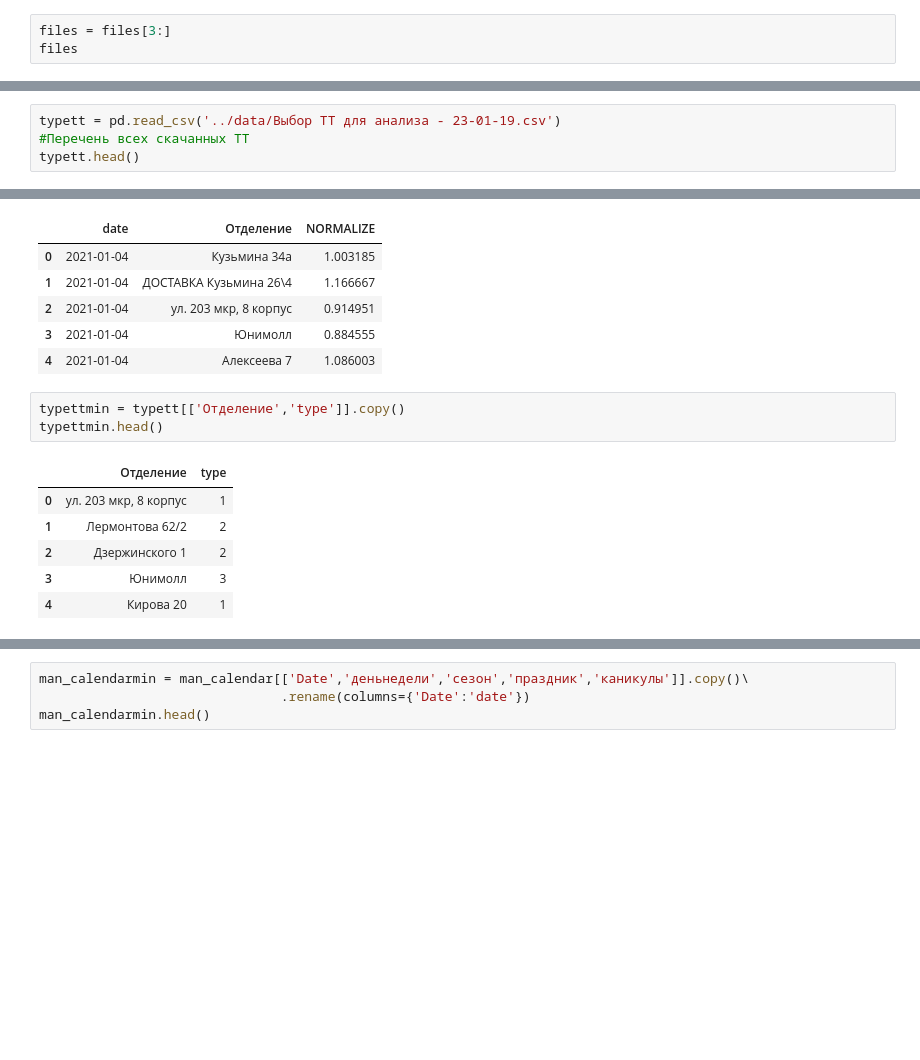
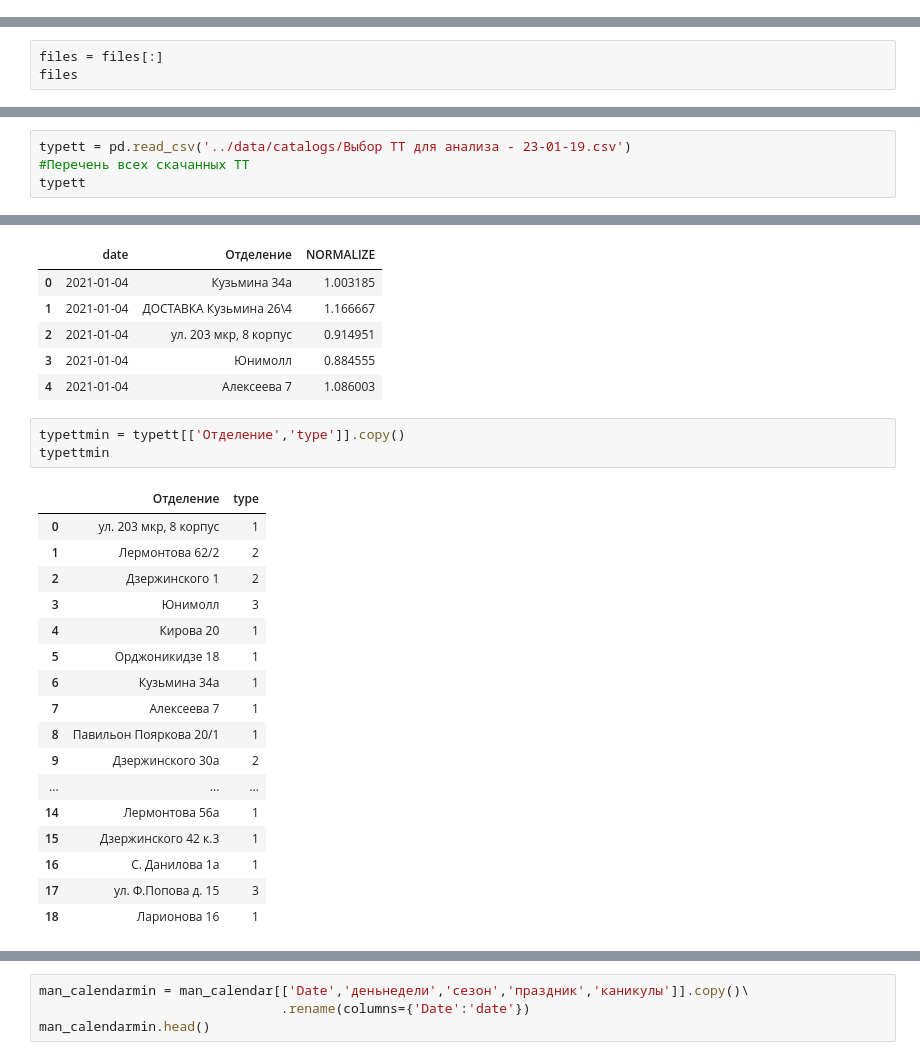
Before and after one commit to KeskilV/rb_daypp, a Jupyter notebook: ipynb/TZ_DPP.ipynb, the cells around one changed output, grey strips where cells are left out. Drawn from its saved outputs; the diff is of its cells as text; blank space fills up the shorter version.

```diff
--- a/ipynb/TZ_DPP.ipynb
+++ b/ipynb/TZ_DPP.ipynb
@@ -41,6 +41,3 @@ files = [entery.name for entery in os.scandir(soursefolder)\
  (1, 'OLAP_TZprog_22-01-01_22-12-31_ручное_испр_мож_ойунск_25ноябр_7дек.xlsx'),
  (2, 'OLAP_TZprog_23-01-01_23-12-15.xlsx'),
  (3, 'OLAP_TZprog_23-01-16_23-02-05.xlsx')]
-# %%
-files = files[3:]
-files
@@ -48,0 +44,3 @@ files
+# %%
+files = files[:]
+files
@@ -224,9 +251,9 @@ os.listdir('../data')
  'res_TT.xlsx',
  'res_typeTT.xlsx']
 # %%
-typett = pd.read_csv('../data/Выбор ТТ для анализа - 23-01-19.csv')
+typett = pd.read_csv('../data/catalogs/Выбор ТТ для анализа - 23-01-19.csv')
 #Перечень всех скачанных ТТ
-typett.head()
+typett
 # %% [output]
 |  | Отделение | Сумма Сумма со скидкой, р. |
 | 0 | ул. 203 мкр, 8 корпус | 49595925.83 |
@@ -362,14 +400,25 @@ normalizemin.head()
 | 4 | 2021-01-04 | Алексеева 7 | 1.086003 |
 # %%
 typettmin = typett[['Отделение','type']].copy()
-typettmin.head()
+typettmin
 # %% [output]
 |  | Отделение | type |
 | 0 | ул. 203 мкр, 8 корпус | 1 |
 | 1 | Лермонтова 62/2 | 2 |
 | 2 | Дзержинского 1 | 2 |
 | 3 | Юнимолл | 3 |
 | 4 | Кирова 20 | 1 |
+| 5 | Орджоникидзе 18 | 1 |
+| 6 | Кузьмина 34а | 1 |
+| 7 | Алексеева 7 | 1 |
+| 8 | Павильон Пояркова 20/1 | 1 |
+| 9 | Дзержинского 30а | 2 |
+| ... | ... | ... |
+| 14 | Лермонтова 56а | 1 |
+| 15 | Дзержинского 42 к.3 | 1 |
+| 16 | С. Данилова 1а | 1 |
+| 17 | ул. Ф.Попова д. 15 | 3 |
+| 18 | Ларионова 16 | 1 |
 # %%
 weathermin = weather[['date','factor']].copy()
 weathermin.head()
```
Also changed, not shown: parts of 36 cells of this notebook, 11 other files.
